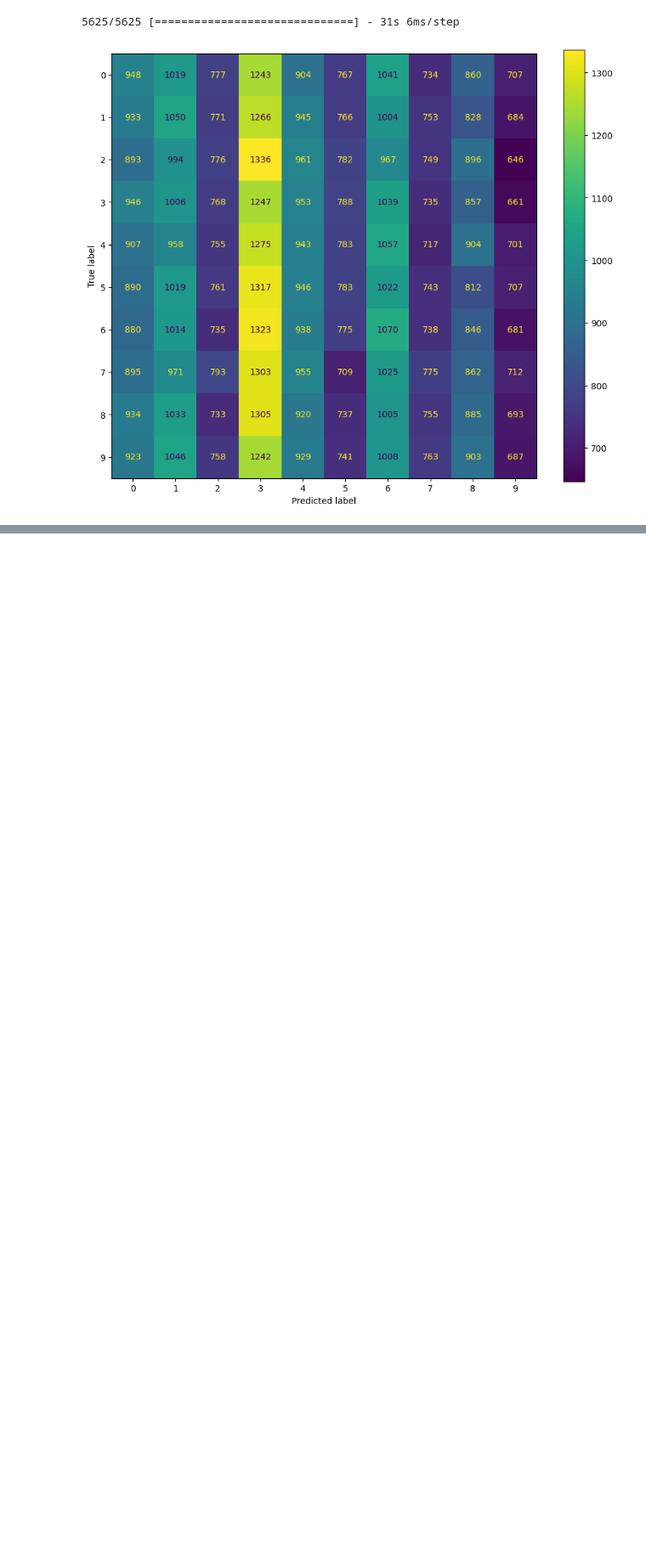
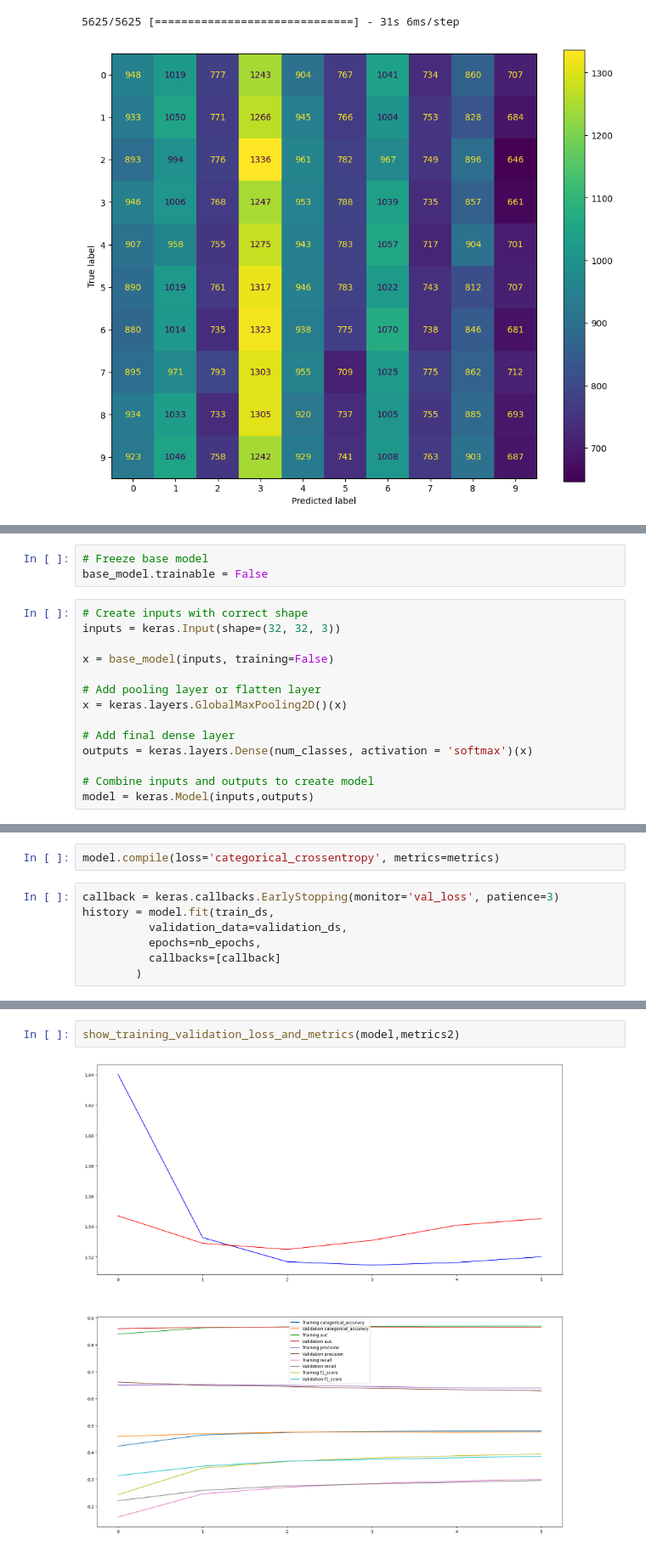
Before and after one commit to pasterzewa/CNN-DL-Project, a Jupyter notebook: vgg16.ipynb, the cells around one changed output, grey strips where cells are left out. Shown at 85% size. Cells and saved outputs as stored; diff of their text form; blank space fills up the shorter version.

```diff
--- a/vgg16.ipynb
+++ b/vgg16.ipynb
@@ -316,0 +327,17 @@ show_confusion_matrix_without_names(model,test_ds,num_classes)
+# %%
+# Freeze base model
+base_model.trainable = False
+# %%
+# Create inputs with correct shape
+inputs = keras.Input(shape=(32, 32, 3))
+
+x = base_model(inputs, training=False)
+
+# Add pooling layer or flatten layer
+x = keras.layers.GlobalMaxPooling2D()(x)
+
+# Add final dense layer
+outputs = keras.layers.Dense(num_classes, activation = 'softmax')(x)
+
+# Combine inputs and outputs to create model
+model = keras.Model(inputs,outputs)
@@ -316,0 +365,9 @@ show_confusion_matrix_without_names(model,test_ds,num_classes)
+# %%
+model.compile(loss='categorical_crossentropy', metrics=metrics)
+# %%
+callback = keras.callbacks.EarlyStopping(monitor='val_loss', patience=3)
+history = model.fit(train_ds,
+          validation_data=validation_ds,
+          epochs=nb_epochs,
+          callbacks=[callback]
+        )
@@ -316,0 +387,4 @@ show_confusion_matrix_without_names(model,test_ds,num_classes)
+# %%
+show_training_validation_loss_and_metrics(model,metrics2)
+# %% [output]
+[figure, added]
```
Also changed, not shown: parts of 52 cells of this notebook.
